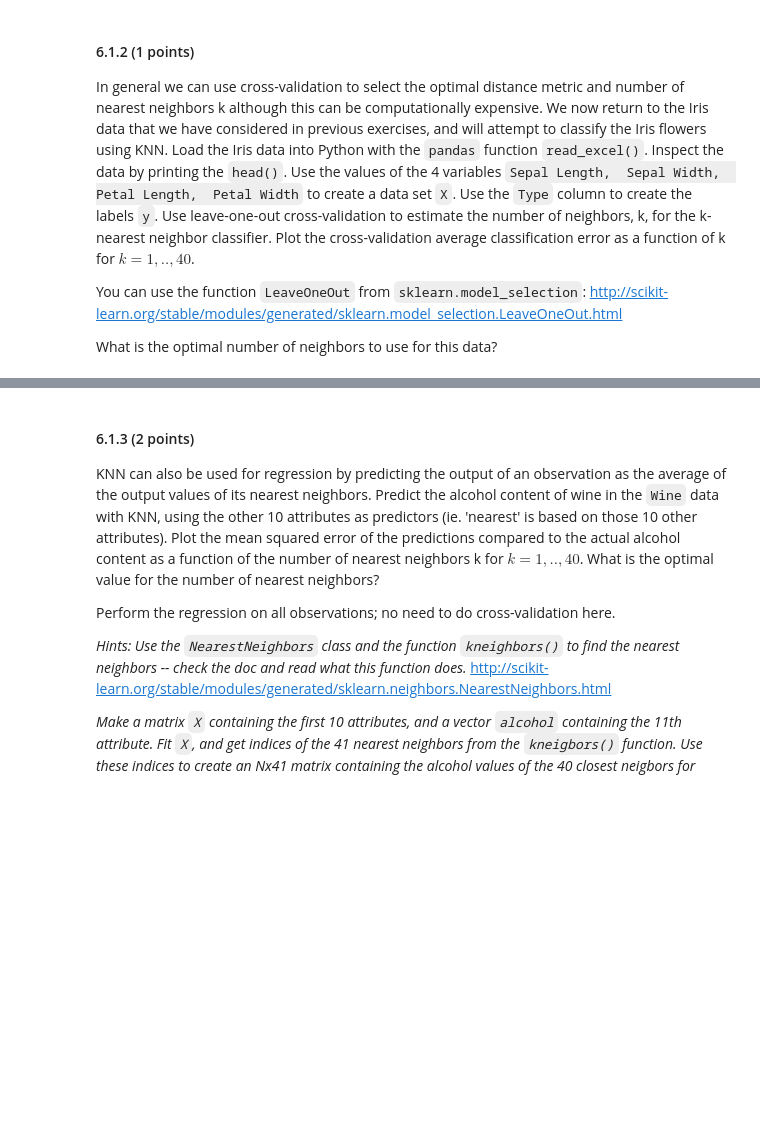
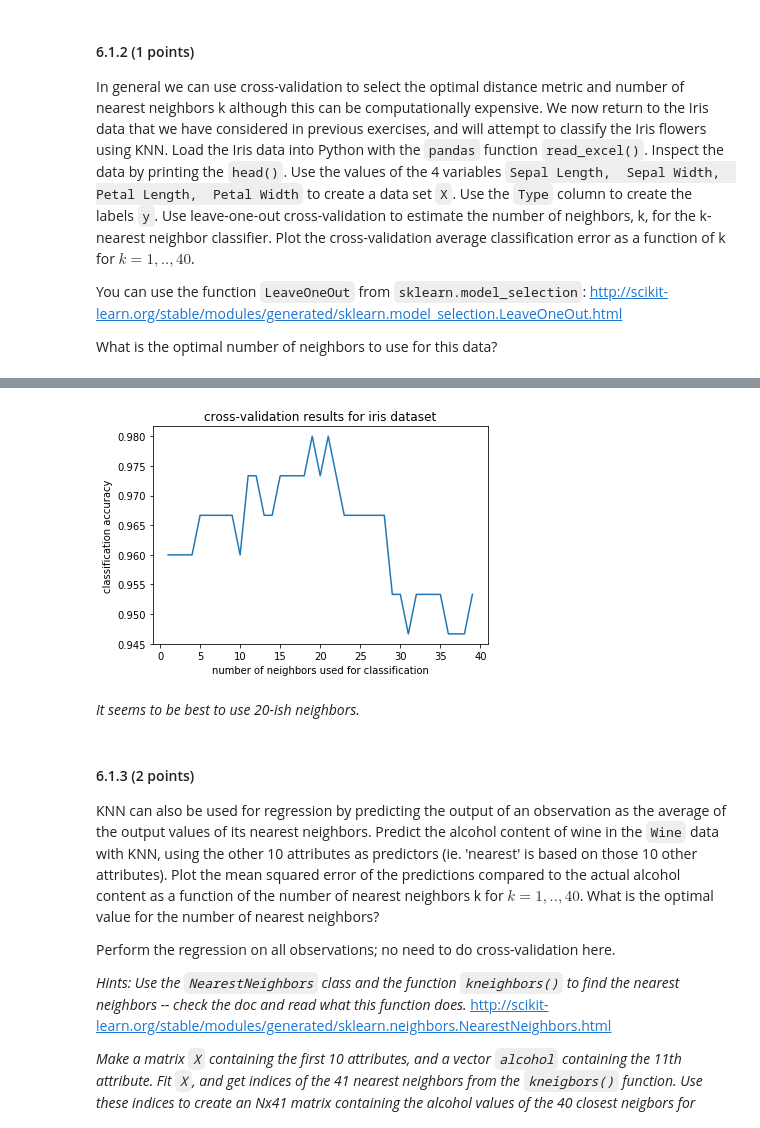
Before and after one commit to gabrielraya/Data-Mining, a Jupyter notebook: Assignment_6/Assignment_6.ipynb, the cells around one changed output, grey strips where cells are left out. Drawn from its saved outputs; the diff is of its cells as text; code cells hidden in the pictures; blank space fills up the shorter version.

Commit message:
6: classify iris data (6.1.2)

```diff
--- a/Assignment_6/Assignment_6.ipynb
+++ b/Assignment_6/Assignment_6.ipynb
@@ -127,0 +144,3 @@ What is the optimal number of neighbors to use for this data?
+# %%
+iris_data = iris.iloc[:, :4].to_numpy()
+print(f'iris data: {iris_data.shape}, {iris_data.dtype}')
@@ -127,0 +149,5 @@ What is the optimal number of neighbors to use for this data?
+# %%
+iris_possible_labels = list(set(iris.iloc[:, -1]))
+print(f'possible labels: {iris_possible_labels}')
+iris_labels = np.array([iris_possible_labels.index(row['Type']) for index, row in iris.iterrows()])
+print(f'iris labels: {iris_labels.shape}, {iris_labels.dtype}')
@@ -127,0 +157,13 @@ What is the optimal number of neighbors to use for this data?
+# %%
+def eval_knn(data, labels, k):
+    correctness = []
+    for train_ids, test_ids in LeaveOneOut().split(data):
+        classifier = KNeighborsClassifier(k)
+        classifier.fit(data[train_ids], labels[train_ids])
+        test_predictions = classifier.predict(data[test_ids])
+        correctness.append(test_predictions == labels[test_ids])
+    return np.mean(correctness)
+# %%
+accuracies = []
+for k in trange(1, 40):
+    accuracies.append(eval_knn(iris_data, iris_labels, k))
@@ -128,3 +172,13 @@ What is the optimal number of neighbors to use for this data?
+# %%
+plt.title('cross-validation results for iris dataset')
+plt.plot(np.arange(1, 40), accuracies)
+plt.xlabel('number of neighbors used for classification')
+plt.ylabel('classification accuracy')
+plt.show()
+# %% [output]
+[figure, added]
+# %% [markdown]
+_It seems to be best to use 20-ish neighbors._
 # %% [markdown]
 #### 6.1.3 (2 points)
 
```
Also changed, not shown: parts of 6 cells of this notebook.
